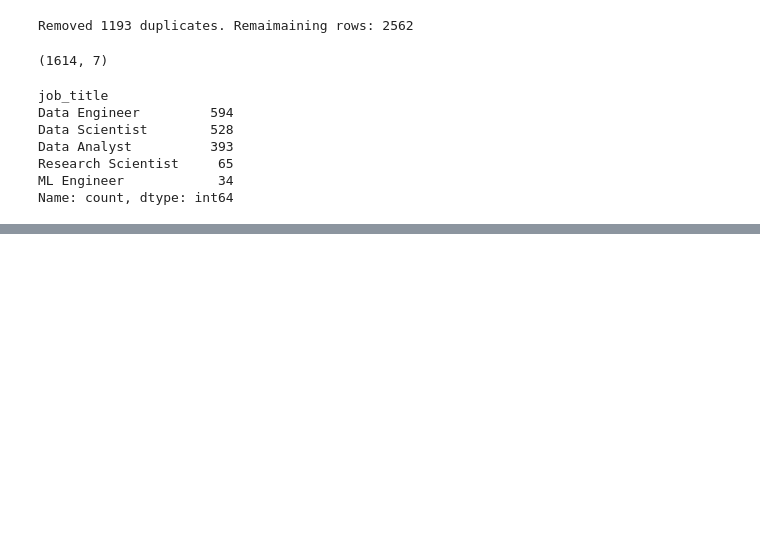
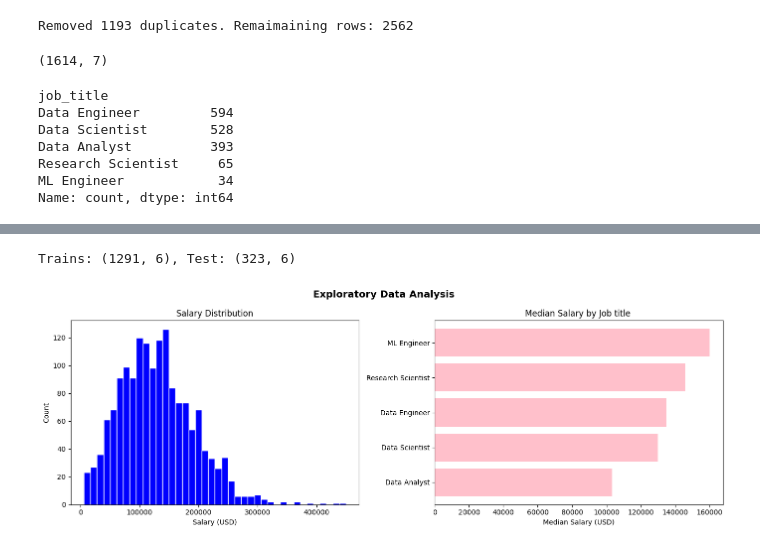
Before and after one commit to aishacmela/regression_model_comparison, a Jupyter notebook: regression_model.ipynb, the cells around one changed output, grey strips where cells are left out. Drawn from its saved outputs; the diff is of its cells as text; code cells hidden in the pictures; blank space fills up the shorter version.

Commit message:
catagorise data, split and exploratory analysis

```diff
--- a/regression_model.ipynb
+++ b/regression_model.ipynb
@@ -66,0 +96,13 @@ Name: count, dtype: int64
+# %%
+#train/test split
+#split data into 80% traning and 20% testing wuuth a fixed random seed
+
+X = data[FEATURES]
+y = data[TARGET]
+
+X_train, X_test, y_train, y_test = train_test_split(
+    X, y, test_size=0.2, random_state=42
+)
+print(f'Trains: {X_train.shape}, Test: {X_test.shape}')
+# %% [output]
+Trains: (1291, 6), Test: (323, 6)
@@ -66,0 +115,22 @@ Name: count, dtype: int64
+# %%
+#a look intp salry distribution ans average salary per job title
+
+fig,axes = plt.subplots(1, 2, figsize=(14, 5))
+
+#salary distribution
+axes[0].hist(data[TARGET], bins=40,color = 'blue', edgecolor='white')
+axes[0].set_title('Salary Distribution')
+axes[0].set_xlabel('Salary (USD)')
+axes[0].set_ylabel('Count')
+
+#Average salary by job title
+avg_salary = data.groupby('job_title')[TARGET].median().sort_values()
+axes[1].barh(avg_salary.index, avg_salary.values, color = 'pink')
+axes[1].set_title('Median Salary by Job title ')
+axes[1].set_xlabel('Median Salary (USD)')
+
+plt.suptitle('Exploratory Data Analysis', fontsize=14, fontweight='bold')
+plt.tight_layout()
+plt.show()
+# %% [output]
+[figure, added]
```
Also changed, not shown: parts of 5 cells of this notebook, 1 other file.
